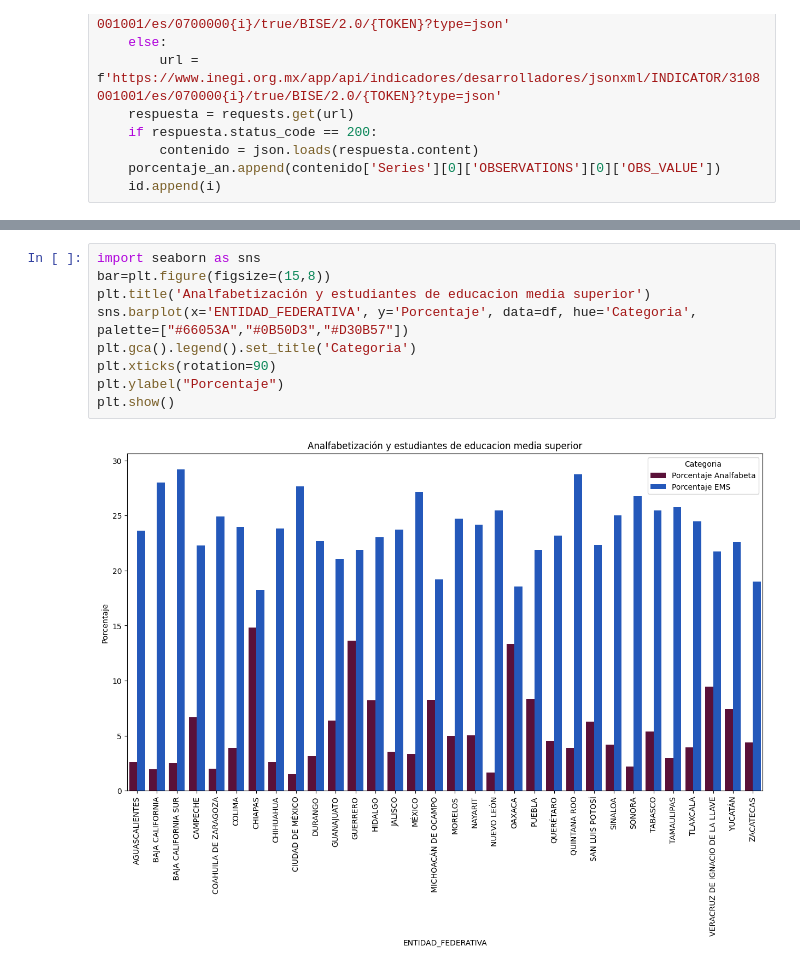
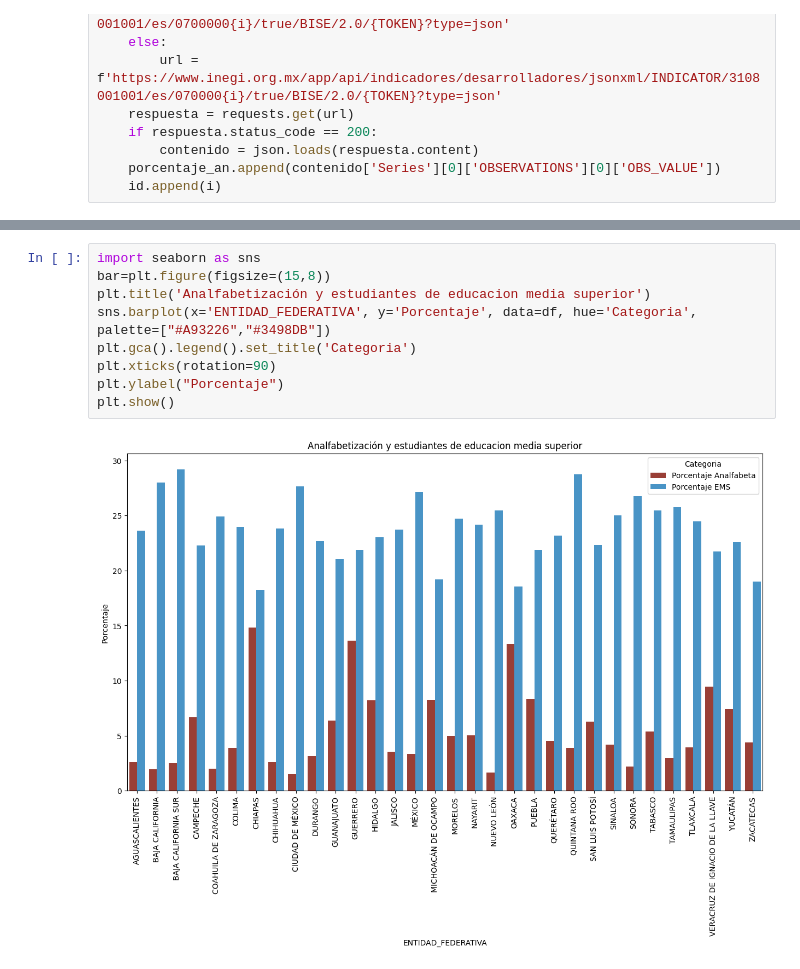
Before and after one commit to EscamillaJuan/CienciaDeDatos, a Jupyter notebook: Proyecto INEGI/CD_14_INEGI_colab.ipynb, the cells around one changed output, grey strips where cells are left out. Saved outputs shown, nothing was run; the diff lists cells and outputs as text.

```diff
--- a/Proyecto INEGI/CD_14_INEGI_colab.ipynb
+++ b/Proyecto INEGI/CD_14_INEGI_colab.ipynb
@@ -392,11 +392,11 @@ df
 # %%
 import seaborn as sns
 bar=plt.figure(figsize=(15,8))
 plt.title('Analfabetización y estudiantes de educacion media superior')
-sns.barplot(x='ENTIDAD_FEDERATIVA', y='Porcentaje', data=df, hue='Categoria', palette=["#66053A","#0B50D3","#D30B57"])
+sns.barplot(x='ENTIDAD_FEDERATIVA', y='Porcentaje', data=df, hue='Categoria', palette=["#A93226","#3498DB"])
 plt.gca().legend().set_title('Categoria')
 plt.xticks(rotation=90)
 plt.ylabel("Porcentaje")
 plt.show()
 # %% [output]
-[figure, old version]
+[figure, new version]
```
Also changed, not shown: parts of 1 cell of this notebook.
